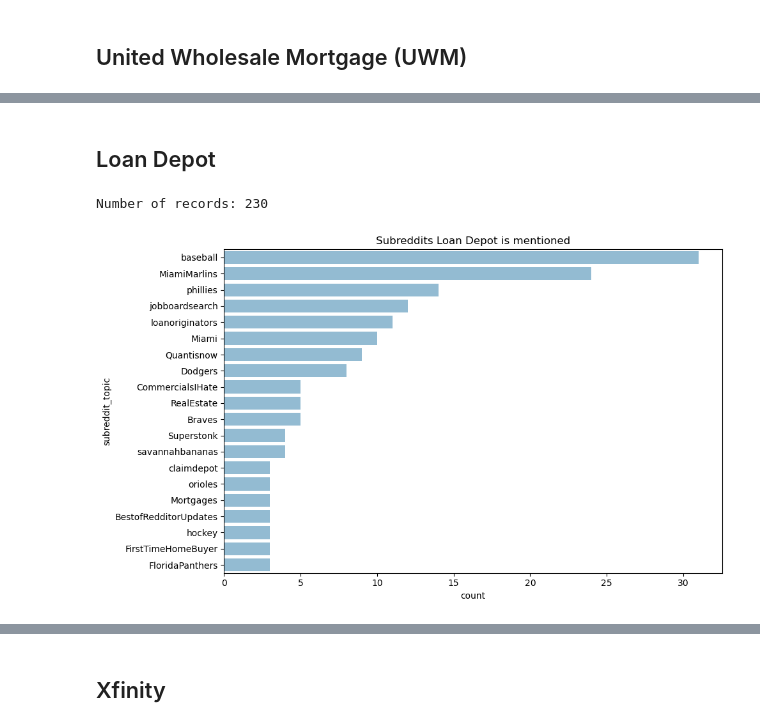
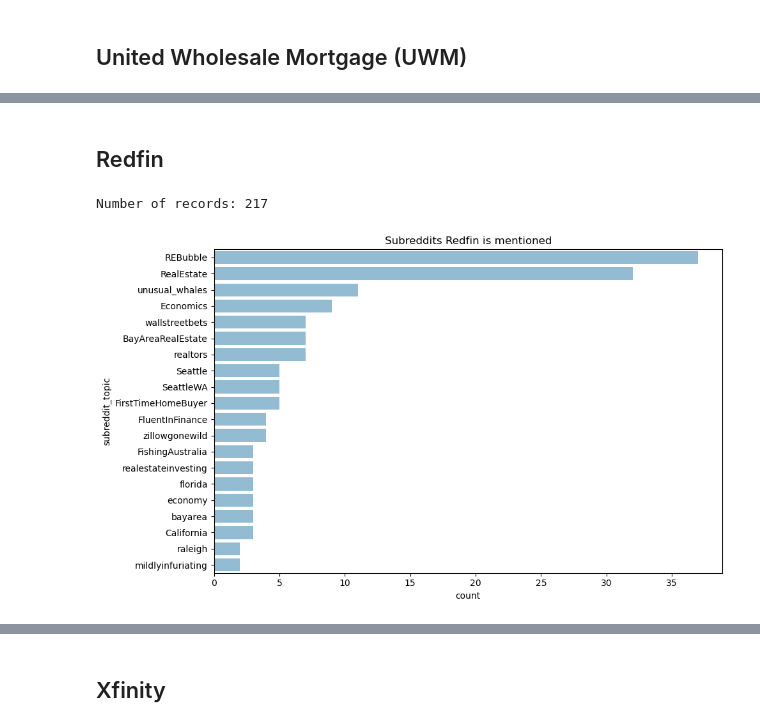
Before and after one commit to aserban13/SIADS699-Capstone, a Jupyter notebook: notebooks/0_data_collection/0_identify_subreddits_to_pull.ipynb, the cells around one changed output, grey strips where cells are left out. Cells and saved outputs as stored; diff of their text form; code cells hidden in the pictures.

```diff
--- a/notebooks/0_data_collection/0_identify_subreddits_to_pull.ipynb
+++ b/notebooks/0_data_collection/0_identify_subreddits_to_pull.ipynb
@@ -256,10 +256,10 @@ highlight_visuals(uwm_grouped , highlight_subreddits=uwm_highlighted_subreddits,
-# %% [markdown]
-## Loan Depot
+# %% [markdown]
+## Redfin
 # %%
-search_query = "Loan Depot"
-loan_depot_df, loan_depot_grouped = create_visuals(search_query_input = search_query, normalize_setting=False)
+search_query = "Redfin"
+redfin_df, redfin_grouped = create_visuals(search_query_input = search_query, normalize_setting=False)
 # %% [output]
-Number of records: 230
+Number of records: 217
-[figure, old version]
+[figure, new version]
 # %%
 # Investigate subbreddit
```
Also changed, not shown: parts of 25 cells of this notebook, 13 other files.
